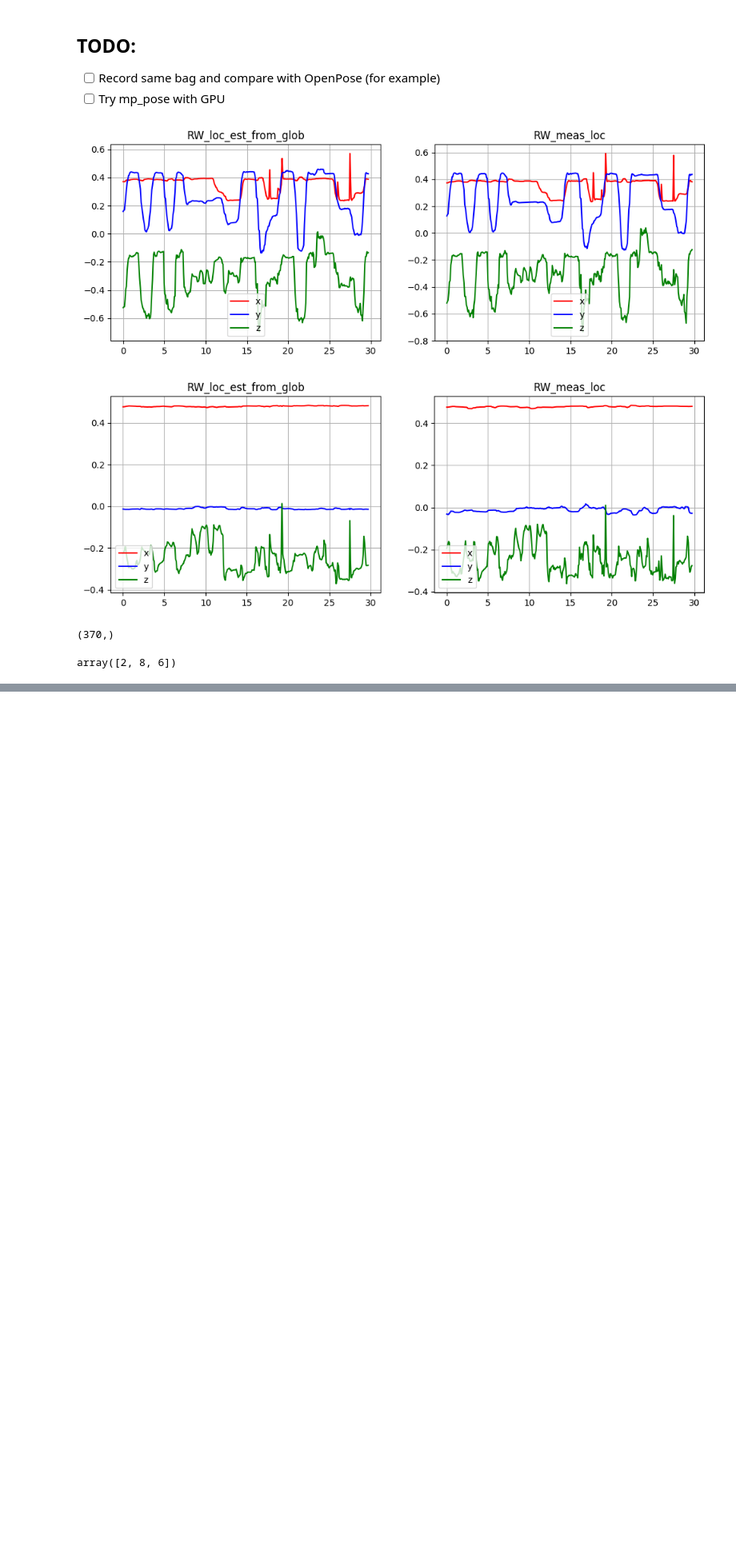
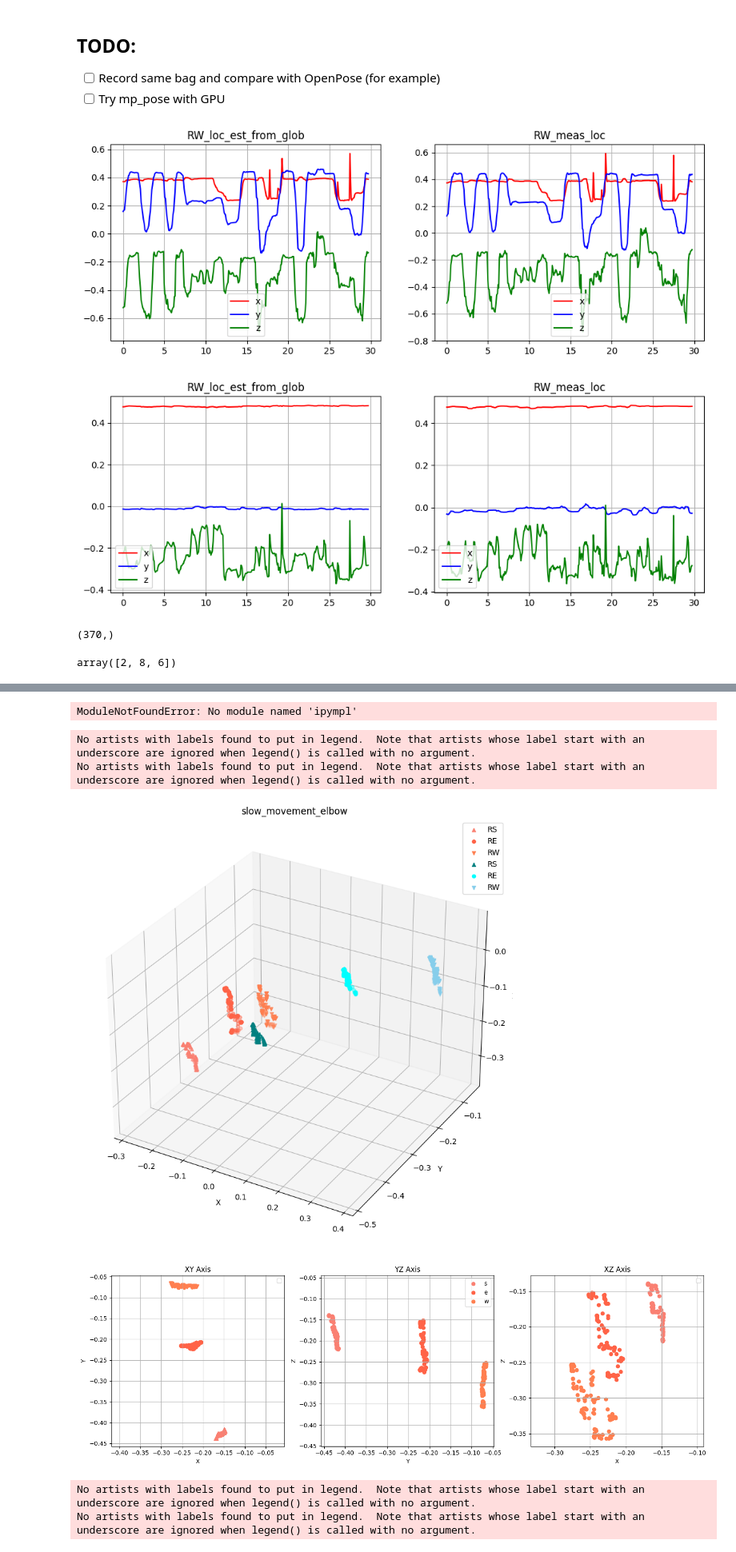
Before and after one commit to fzoric8/dev_scripts, a Jupyter notebook: hpe3d_analyses.ipynb, the cells around one changed output, grey strips where cells are left out. Shown at 80% size. Cells and saved outputs as stored; diff of their text form; code cells hidden in the pictures; blank space fills up the shorter version.

```diff
--- a/hpe3d_analyses.ipynb
+++ b/hpe3d_analyses.ipynb
@@ -190,16 +190,18 @@ def plot_subplots(s, e, w, side):
     axs[0].set_ylabel('Y')
     axs[0].axis('equal')
     axs[0].grid()
+    axs[0].legend(loc='best')
 
     # Plot YZ axis
-    axs[1].scatter(getYcomp(s), getZcomp(s), c=colors[0])
-    axs[1].scatter(getYcomp(e), getZcomp(e), c=colors[1])
-    axs[1].scatter(getYcomp(w), getZcomp(w), c=colors[2])
+    axs[1].scatter(getYcomp(s), getZcomp(s), label='s', c=colors[0])
+    axs[1].scatter(getYcomp(e), getZcomp(e), label='e', c=colors[1])
+    axs[1].scatter(getYcomp(w), getZcomp(w), label='w', c=colors[2])
     axs[1].set_title('YZ Axis')
     axs[1].set_xlabel('Y')
     axs[1].set_ylabel('Z')
     axs[1].axis('equal')
     axs[1].grid()
+    axs[1].legend(loc='best')
 
     # Plot XZ axis
     axs[2].scatter(getXcomp(s), getZcomp(s), c=colors[0])
@@ -210,6 +212,7 @@ def plot_subplots(s, e, w, side):
     axs[2].set_ylabel('Z')
     axs[2].axis('equal')
     axs[2].grid()
+    axs[2].legend(loc='best')
 
     # Adjust the layout
     plt.tight_layout()
@@ -1047,0 +1151,25 @@ array([2, 8, 6])
+# %%
+%matplotlib ipympl
+rgbd_pd = mp['/mp_ros/glob/hpe3d']
+RW = get_matrix(rgbd_pd, joint="wrist", side="r")
+LW = get_matrix(rgbd_pd, joint="wrist", side="l")
+RE = get_matrix(rgbd_pd, joint="elbow", side="r")
+LE = get_matrix(rgbd_pd, joint="elbow", side="l")
+RS = get_matrix(rgbd_pd, joint="shoulder", side="r")
+LS = get_matrix(rgbd_pd, joint="shoulder", side="l")
+RH = get_matrix(rgbd_pd, joint="hip", side="r")
+LH = get_matrix(rgbd_pd, joint="hip", side="l")
+# %% [output]
+ModuleNotFoundError: No module named 'ipympl'
+# %%
+plot_3d_sew(RS, RE, RW, LS, LE, LW, title='slow_movement_elbow')
+
+plot_subplots(RS, RE, RW, 'right')
+plot_subplots(LS, LE, LW, 'left')
+# %% [output]
+No artists with labels found to put in legend.  Note that artists whose label start with an underscore are ignored when legend() is called with no argument.
+No artists with labels found to put in legend.  Note that artists whose label start with an underscore are ignored when legend() is called with no argument.
+[figure, added]
+[figure, added]
+No artists with labels found to put in legend.  Note that artists whose label start with an underscore are ignored when legend() is called with no argument.
+No artists with labels found to put in legend.  Note that artists whose label start with an underscore are ignored when legend() is called with no argument.
```
Also changed, not shown: parts of 16 cells of this notebook, 1 other file.
